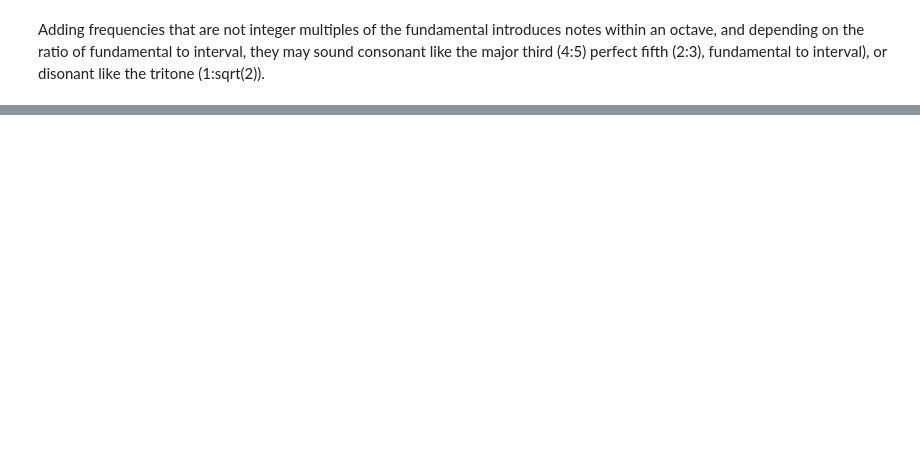
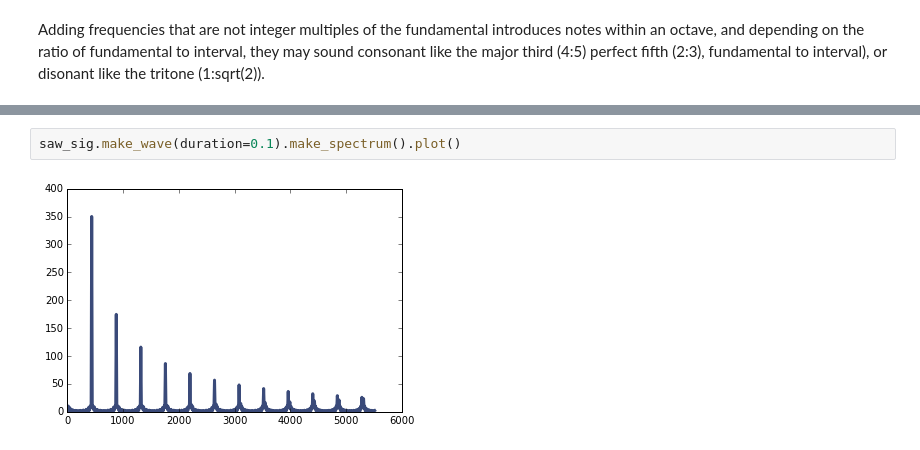
Before and after one commit to kyflores/ThinkDSP, a Jupyter notebook: problem_sets/PS01.ipynb, the cells around one changed output, grey strips where cells are left out. Cells and saved outputs as stored; diff of their text form; blank space fills up the shorter version.

```diff
--- a/problem_sets/PS01.ipynb
+++ b/problem_sets/PS01.ipynb
@@ -117,0 +125,4 @@ Class Sawtooth(thinkdsp.Sinusoid):
+# %%
+saw_sig.make_wave(duration=0.1).make_spectrum().plot()
+# %% [output]
+[figure, added]
```
Also changed, not shown: parts of 23 cells of this notebook.
